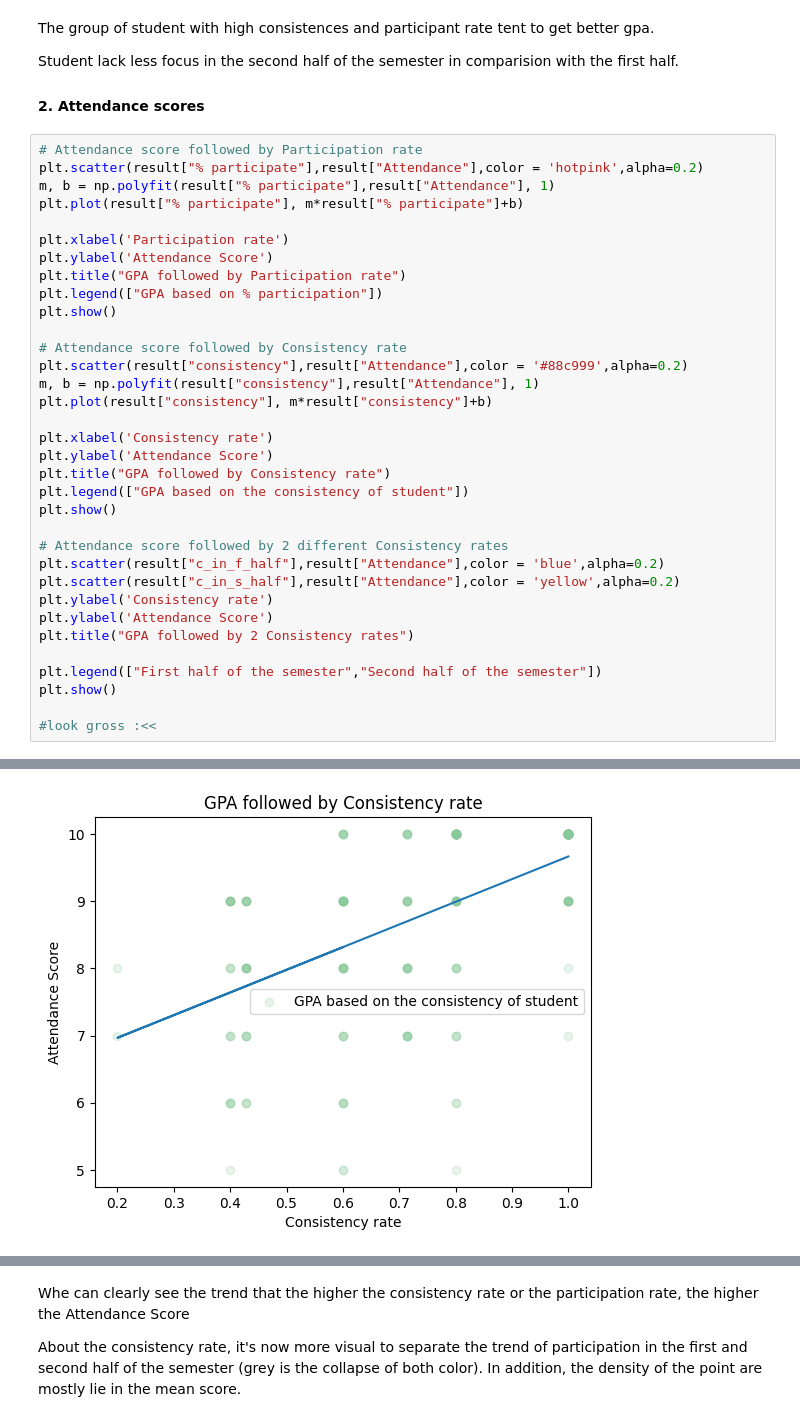
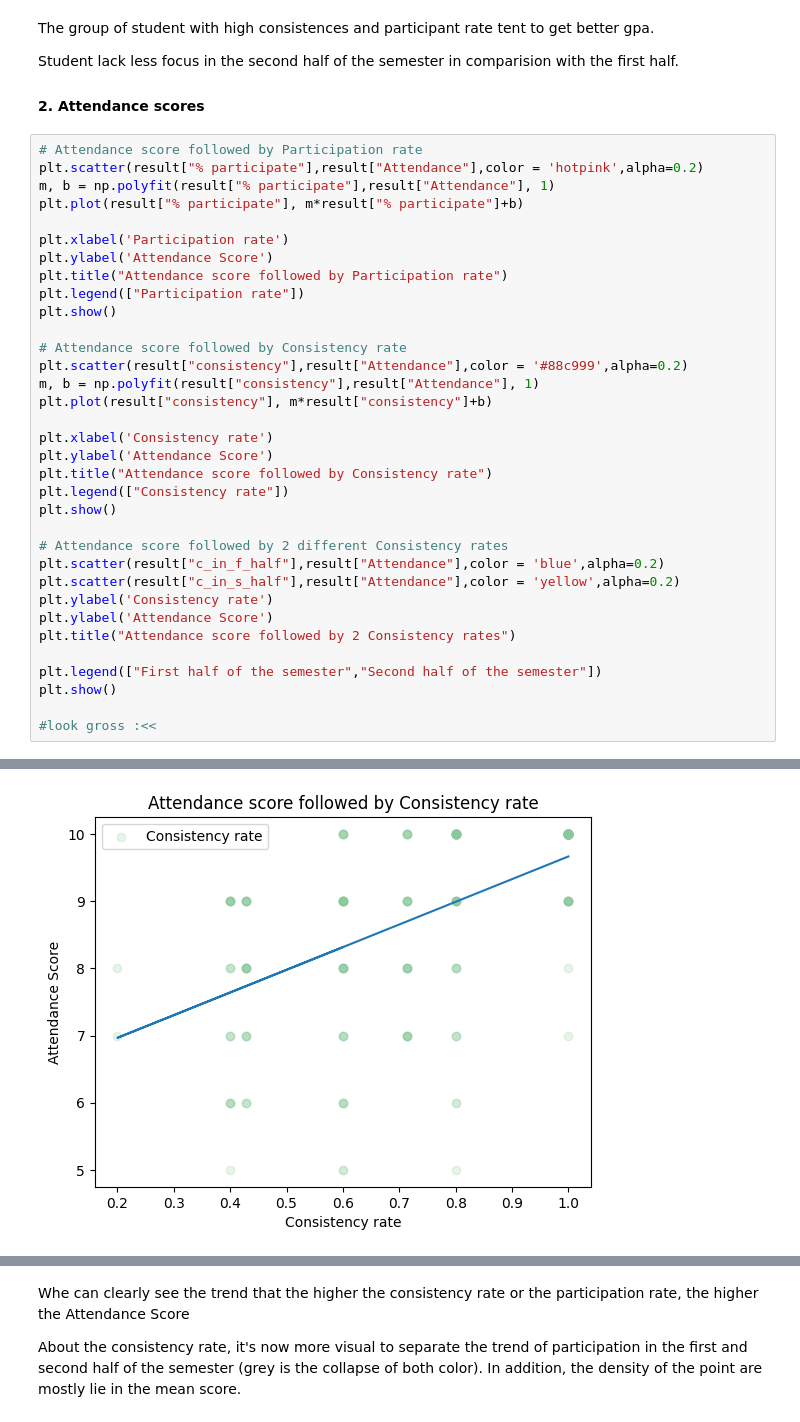
Before and after one commit to hung20gg/process_ml_vncodelab, a Jupyter notebook: Core.ipynb, the cells around one changed output, grey strips where cells are left out. Drawn from its saved outputs; the diff is of its cells as text.

```diff
--- a/Core.ipynb
+++ b/Core.ipynb
@@ -631,8 +631,8 @@ plt.plot(result["% participate"], m*result["% participate"]+b)
 
 plt.xlabel('Participation rate')
 plt.ylabel('Attendance Score')
-plt.title("GPA followed by Participation rate")
-plt.legend(["GPA based on % participation"])
+plt.title("Attendance score followed by Participation rate")
+plt.legend(["Participation rate"])
 plt.show()
 
 # Attendance score followed by Consistency rate
@@ -642,8 +642,8 @@ plt.plot(result["consistency"], m*result["consistency"]+b)
 
 plt.xlabel('Consistency rate')
 plt.ylabel('Attendance Score')
-plt.title("GPA followed by Consistency rate")
-plt.legend(["GPA based on the consistency of student"])
+plt.title("Attendance score followed by Consistency rate")
+plt.legend(["Consistency rate"])
 plt.show()
 
 # Attendance score followed by 2 different Consistency rates
@@ -651,7 +651,7 @@ plt.scatter(result["c_in_f_half"],result["Attendance"],color = 'blue',alpha=0.2)
 plt.scatter(result["c_in_s_half"],result["Attendance"],color = 'yellow',alpha=0.2)
 plt.ylabel('Consistency rate')
 plt.ylabel('Attendance Score')
-plt.title("GPA followed by 2 Consistency rates")
+plt.title("Attendance score followed by 2 Consistency rates")
 
 plt.legend(["First half of the semester","Second half of the semester"])
 plt.show()
@@ -662 +662 @@ plt.show()
-[figure, old version]
+[figure, new version]
```
Also changed, not shown: parts of 1 cell of this notebook.
